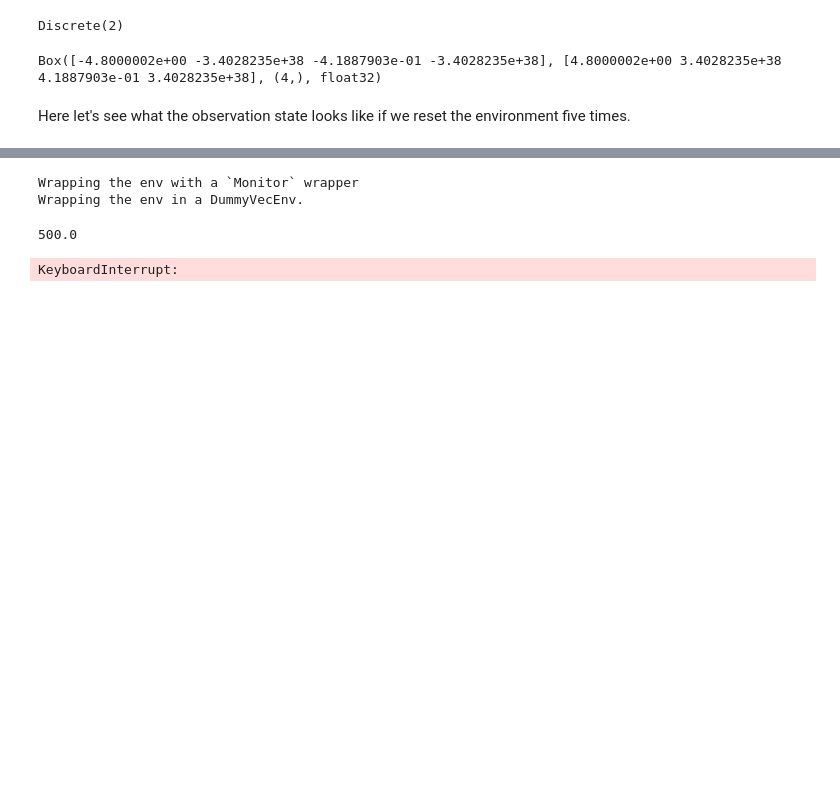
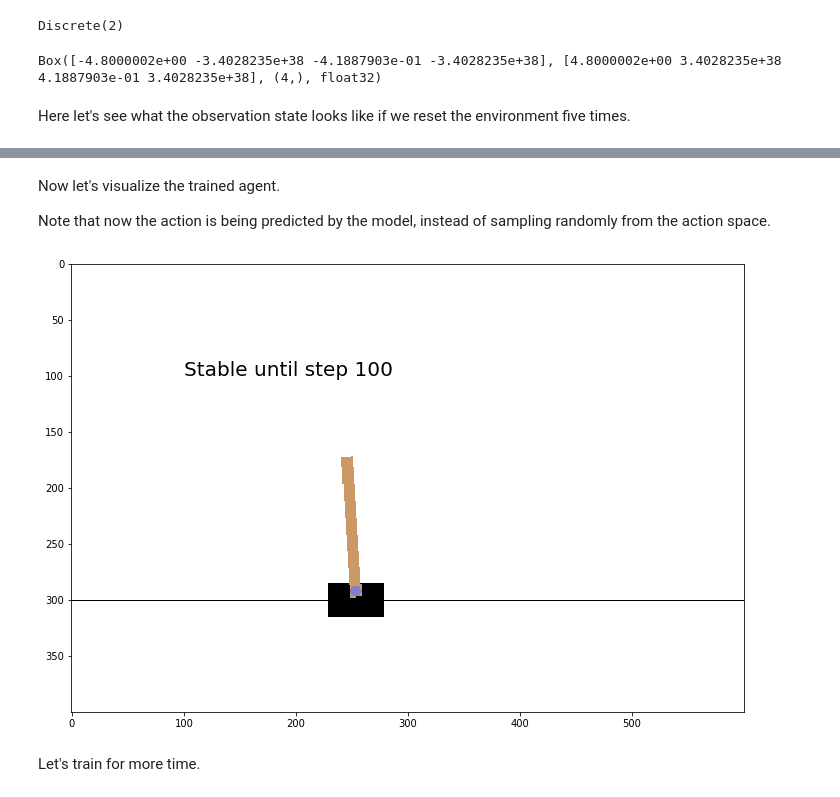
Before and after one commit to unsinclinal/wildcatter, a Jupyter notebook: examples/01_rl_hello_world_cartpole.ipynb, the cells around one changed output, grey strips where cells are left out. Drawn from its saved outputs; the diff is of its cells as text; code cells hidden in the pictures; blank space fills up the shorter version.

```diff
--- a/examples/01_rl_hello_world_cartpole.ipynb
+++ b/examples/01_rl_hello_world_cartpole.ipynb
@@ -116,13 +159,11 @@ Here, the returned variables are **observation** which is the current state, the
 from stable_baselines3 import PPO
 from stable_baselines3.common.evaluation import evaluate_policy
 
-# Instantiate the agent
 model = PPO("MlpPolicy", env, verbose=1)
-# Train the agent
-model.learn(total_timesteps=int(100_000), log_interval=10)
-# Save the agent
-model.save("dqn_lunar")
-del model  # delete trained model to demonstrate loading
+model.learn(total_timesteps=10_000, log_interval=5)
+
+mean_reward, std_reward = evaluate_policy(model, model.get_env(), n_eval_episodes=10)
+print(f"10 evaluation runs mean reward = {mean_reward}")
 # %% [output]
 Using cpu device
 Wrapping the env with a `Monitor` wrapper
@@ -144,33 +185,37 @@ Wrapping the env in a DummyVecEnv.
-# %%
-model = PPO.load("dqn_lunar", env=env)
-# %% [output]
-Wrapping the env with a `Monitor` wrapper
-Wrapping the env in a DummyVecEnv.
-# %%
-mean_reward, std_reward = evaluate_policy(model, model.get_env(), n_eval_episodes=10)
-mean_reward
-# %% [output]
-500.0
-# %%
-# Enjoy trained agent
-# import imageio
-import numpy as np
-
-obs = env.reset()
-
-img = env.render(mode="rgb_array")
-images = []
-for i in range(1000):
-    images.append(img)
-    action, _states = model.predict(obs)
-    obs, rewards, dones, info = env.step(action)
-    img = env.render(mode="rgb_array")
-
-#
-# imageio.mimsave(
-#     "test.gif",
-#     [img for i, img in enumerate(images) if i % 10 == 0],
-#     fps=29,
-# )
-# %% [output]
-KeyboardInterrupt:
+# %% [markdown]
+Now let's visualize the trained agent.
+
+Note that now the action is being predicted by the model, instead of sampling randomly from the action space.
+# %%
+from IPython import display
+import matplotlib.pyplot as plt
+
+%matplotlib inline
+
+obs = env.reset()
+
+fig, ax = plt.subplots(figsize=(10, 10))
+img = ax.imshow(env.render(mode="rgb_array"), interpolation="none")
+fig.tight_layout()
+
+done = False
+for idx in range(100):
+    img.set_data(env.render(mode="rgb_array"))
+    display.display(plt.gcf())
+    display.clear_output(wait=True)
+
+    action, _states = model.predict(obs)
+    obs, reward, done, info = env.step(action)
+
+    if done:
+        plt.text(100, 100, f"Failed at step {idx}", fontsize=20)
+        break
+
+if not done:
+    plt.text(100, 100, f"Stable until step {idx + 1}", fontsize=20)
+
+env.close()
+# %% [output]
+[figure, added]
+# %% [markdown]
+Let's train for more time.
```
Also changed, not shown: parts of 11 cells of this notebook.
